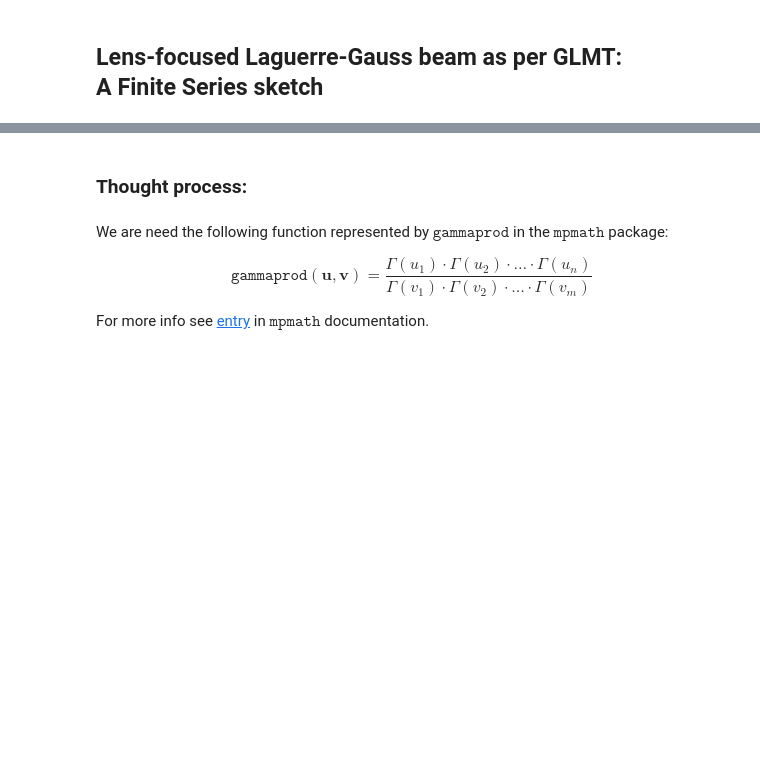
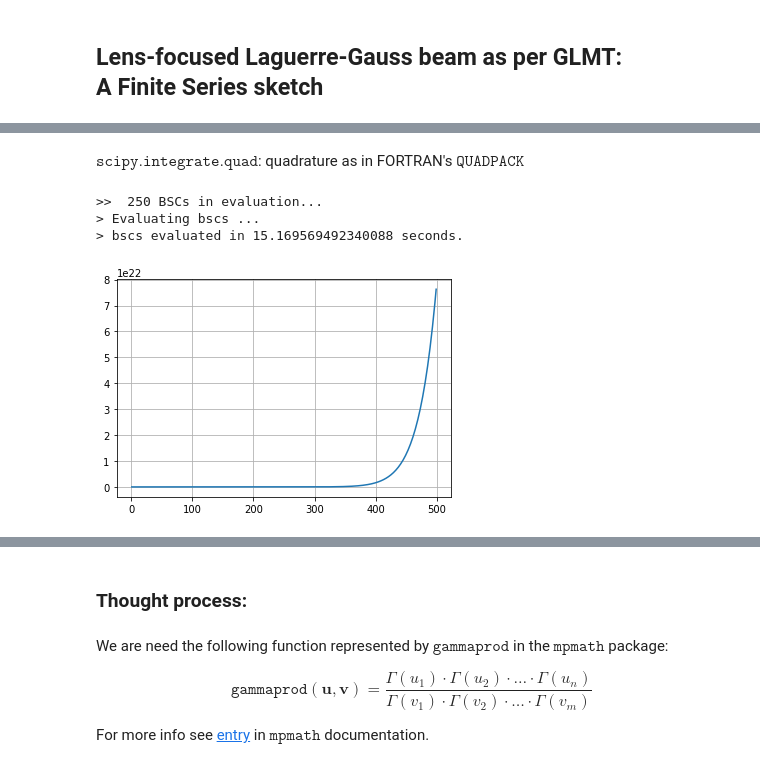
Before and after one commit to LVotto/jupylgbeams_lens, a Jupyter notebook: FocusedLGBeamsFS.ipynb, the cells around one changed output, grey strips where cells are left out. Cells and saved outputs as stored; diff of their text form; code cells hidden in the pictures; blank space fills up the shorter version.

```diff
--- a/FocusedLGBeamsFS.ipynb
+++ b/FocusedLGBeamsFS.ipynb
@@ -153,0 +229,9 @@ print(lgbeam.tmbsc_lm1(l + 3))
+# %% [markdown]
+$\texttt{scipy.integrate.quad}$: quadrature as in FORTRAN's $\texttt{QUADPACK}$
+# %%
+QUAD_BSCS = timed_bscs(*simargs, method=intg.quad)
+# %% [output]
+>>  250 BSCs in evaluation...
+> Evaluating bscs ...
+> bscs evaluated in 15.169569492340088 seconds.
+[figure, added]
```
Also changed, not shown: parts of 23 cells of this notebook.
